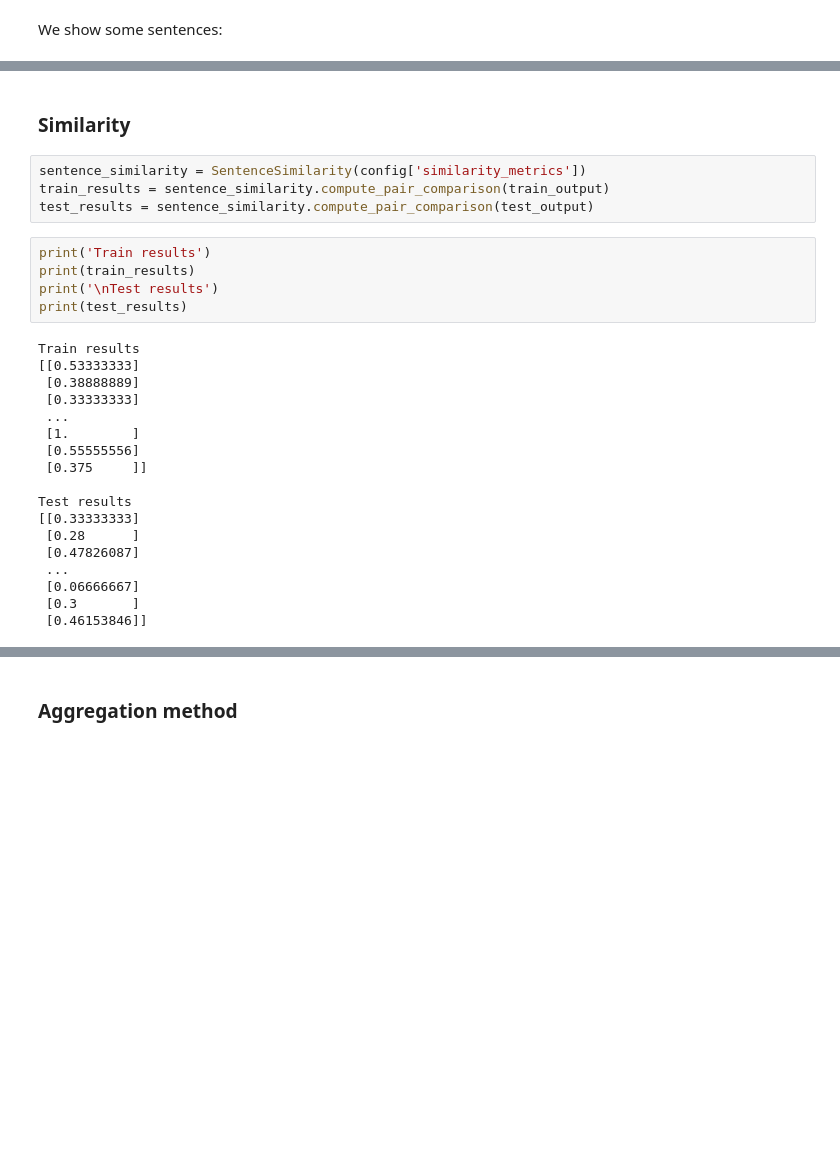
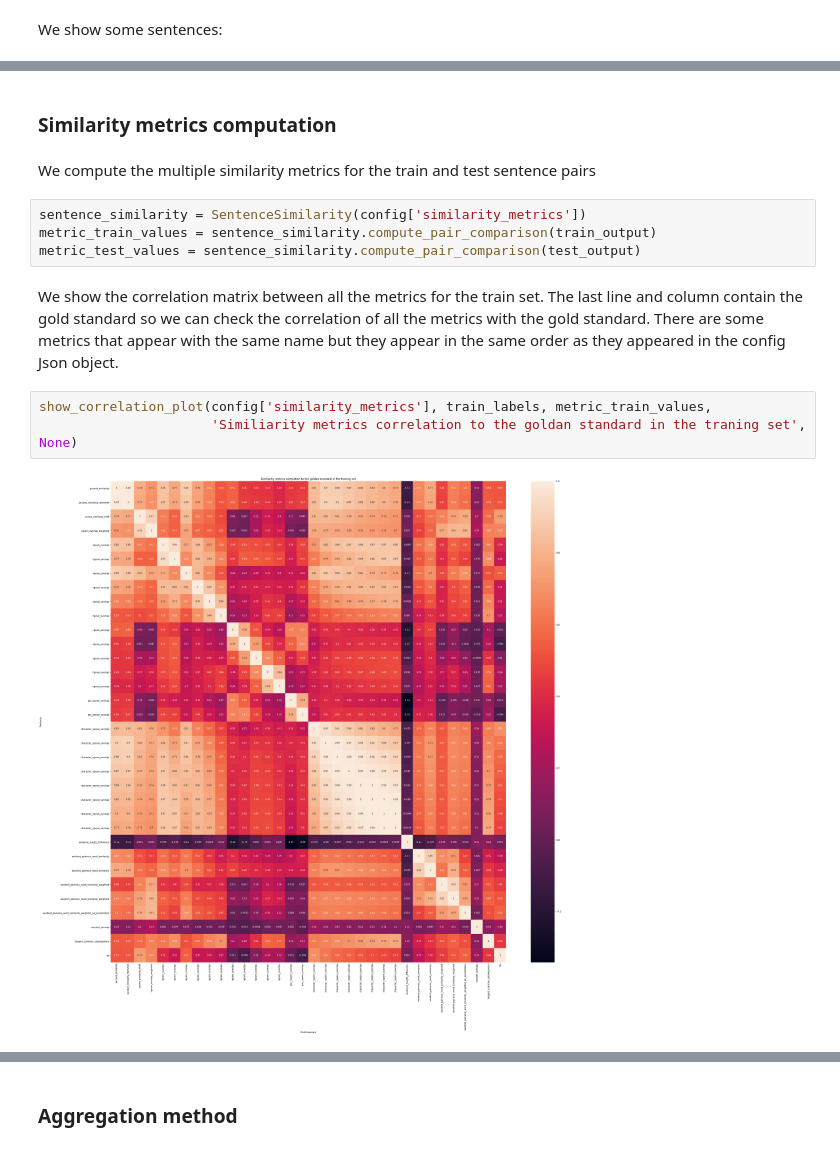
Before and after one commit to FerranAgulloLopez/ihlt-sts, a Jupyter notebook: main.ipynb, the cells around one changed output, grey strips where cells are left out. Cells and saved outputs as stored; diff of their text form; blank space fills up the shorter version.

```diff
--- a/main.ipynb
+++ b/main.ipynb
@@ -66,29 +141,15 @@ meh
 # %% [markdown]
-### Similarity
+### Similarity metrics computation
+# %% [markdown]
+We compute the multiple similarity metrics for the train and test sentence pairs
 # %%
 sentence_similarity = SentenceSimilarity(config['similarity_metrics'])
-train_results = sentence_similarity.compute_pair_comparison(train_output)
-test_results = sentence_similarity.compute_pair_comparison(test_output)
+metric_train_values = sentence_similarity.compute_pair_comparison(train_output)
+metric_test_values = sentence_similarity.compute_pair_comparison(test_output)
-# %%
-print('Train results')
-print(train_results)
-print('\nTest results')
-print(test_results)
-# %% [output]
-Train results
-[[0.53333333]
- [0.38888889]
- [0.33333333]
- ...
- [1.        ]
- [0.55555556]
- [0.375     ]]
-
-Test results
-[[0.33333333]
- [0.28      ]
- [0.47826087]
- ...
- [0.06666667]
- [0.3       ]
- [0.46153846]]
+# %% [markdown]
+We show the correlation matrix between all the metrics for the train set. The last line and column contain the gold standard so we can check the correlation of all the metrics with the gold standard. There are some metrics that appear with the same name but they appear in the same order as they appeared in the config Json object.
+# %%
+show_correlation_plot(config['similarity_metrics'], train_labels, metric_train_values,
+                      'Similiarity metrics correlation to the goldan standard in the traning set', None)
+# %% [output]
+[figure, added]
```
Also changed, not shown: parts of 34 cells of this notebook.
